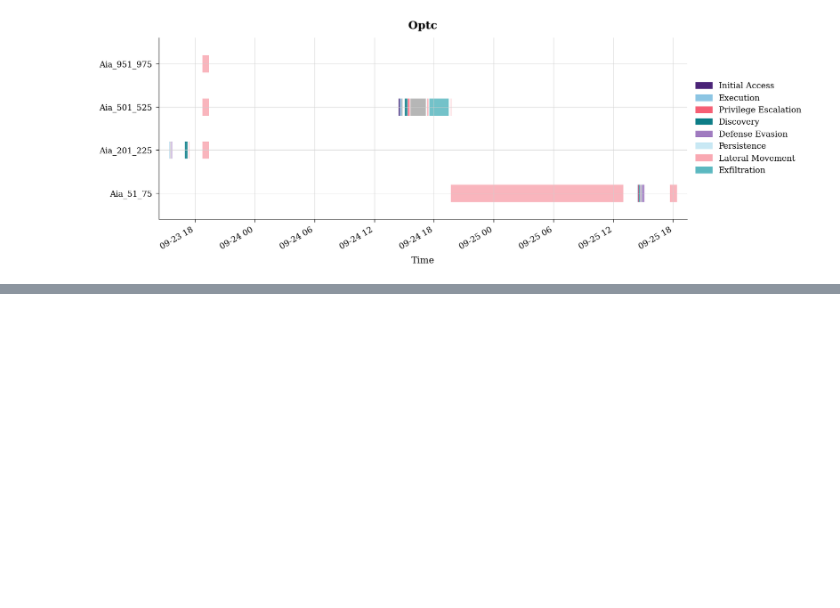
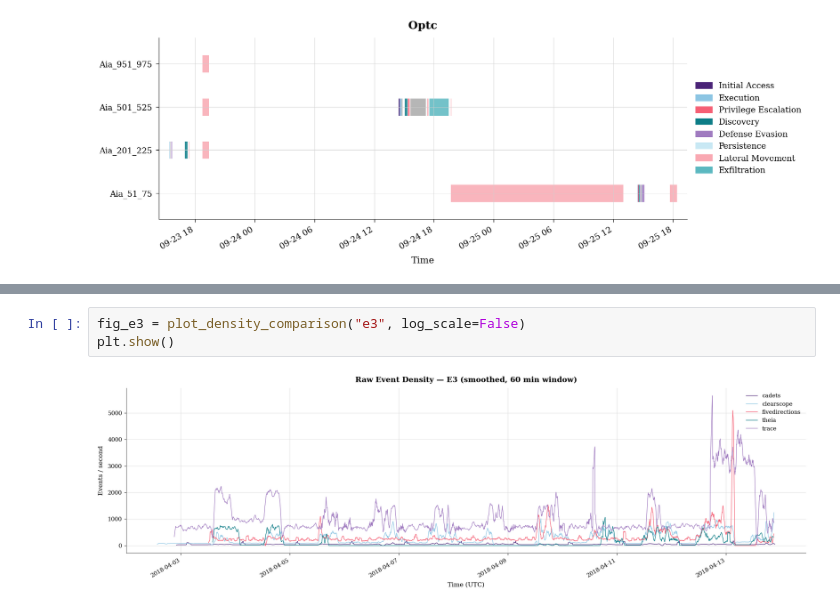
Before and after one commit to phSOLAIRE/provenance-benchmark-explorer, a Jupyter notebook: notebooks/secondary_plots.ipynb, the cells around one changed output, grey strips where cells are left out. Drawn from its saved outputs; the diff is of its cells as text; blank space fills up the shorter version.

Commit message:
intra dataset density comparison

```diff
--- a/notebooks/secondary_plots.ipynb
+++ b/notebooks/secondary_plots.ipynb
@@ -184,0 +270,5 @@ for dataset, subdatasets in grouped.items():
+# %%
+fig_e3 = plot_density_comparison("e3", log_scale=False)
+plt.show()
+# %% [output]
+[figure, added]
```
Also changed, not shown: parts of 3 cells of this notebook.
